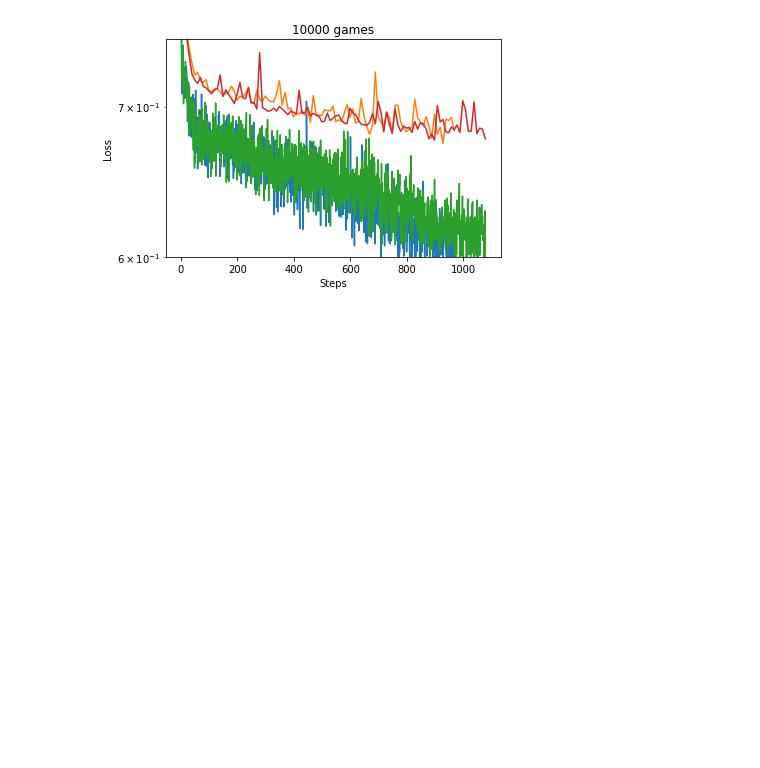
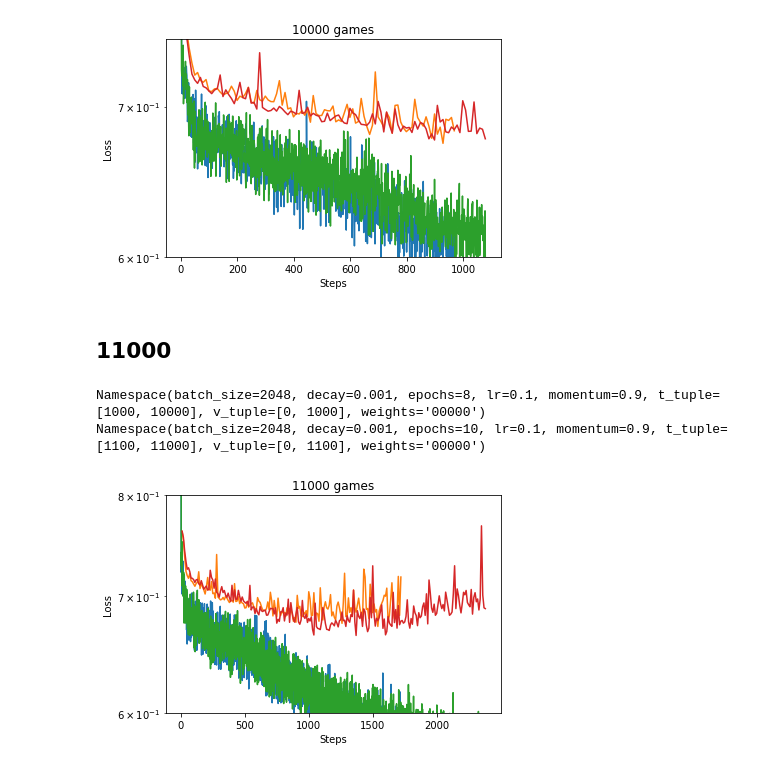
Before and after one commit to fqjin/ultimate-tictactoe, a Jupyter notebook: notebooks/Logs.ipynb, the cells around one changed output. Cells and saved outputs as stored; diff of their text form; code cells hidden in the pictures; blank space fills up the shorter version.

```diff
--- a/notebooks/Logs.ipynb
+++ b/notebooks/Logs.ipynb
@@ -602,3 +602,16 @@ plt.show()
 Namespace(batch_size=2048, decay=0.001, epochs=8, lr=0.1, momentum=0.9, t_tuple=[900, 9000], v_tuple=[0, 900], weights='00000')
 Namespace(batch_size=2048, decay=0.001, epochs=8, lr=0.1, momentum=0.9, t_tuple=[1000, 10000], v_tuple=[0, 1000], weights='00000')
 [figure]
+# %% [markdown]
+## 11000
+# %%
+name = '1000_10000bs2048lr0.1d0.001e8.npz'
+plot3(name, '10000 games')
+name = '1100_11000bs2048lr0.1d0.001e10.npz'
+plot3(name, '11000 games')
+plt.ylim([0.6, 0.8])
+plt.show()
+# %% [output]
+Namespace(batch_size=2048, decay=0.001, epochs=8, lr=0.1, momentum=0.9, t_tuple=[1000, 10000], v_tuple=[0, 1000], weights='00000')
+Namespace(batch_size=2048, decay=0.001, epochs=10, lr=0.1, momentum=0.9, t_tuple=[1100, 11000], v_tuple=[0, 1100], weights='00000')
+[figure, added]
```
Also changed, not shown: parts of 1 cell of this notebook, 6 other files.
